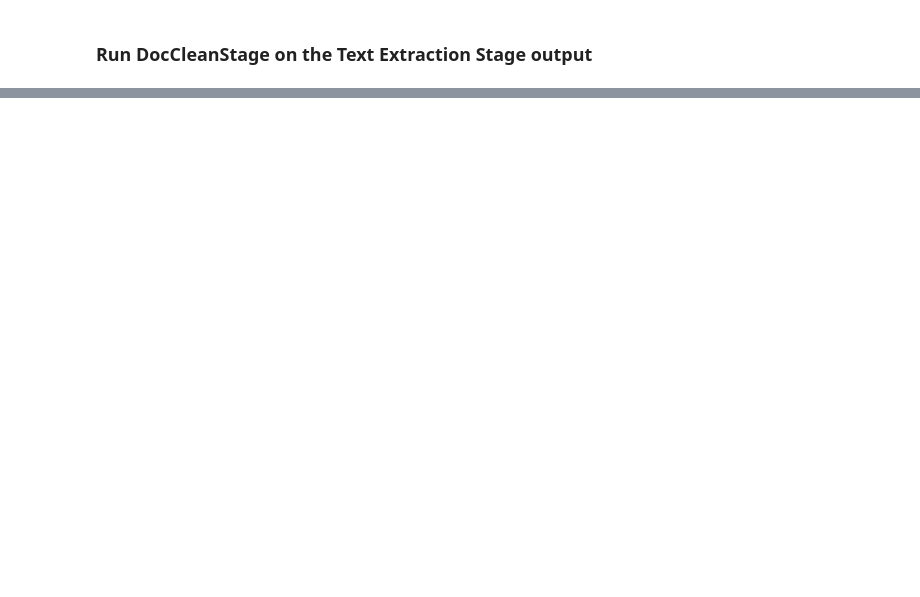
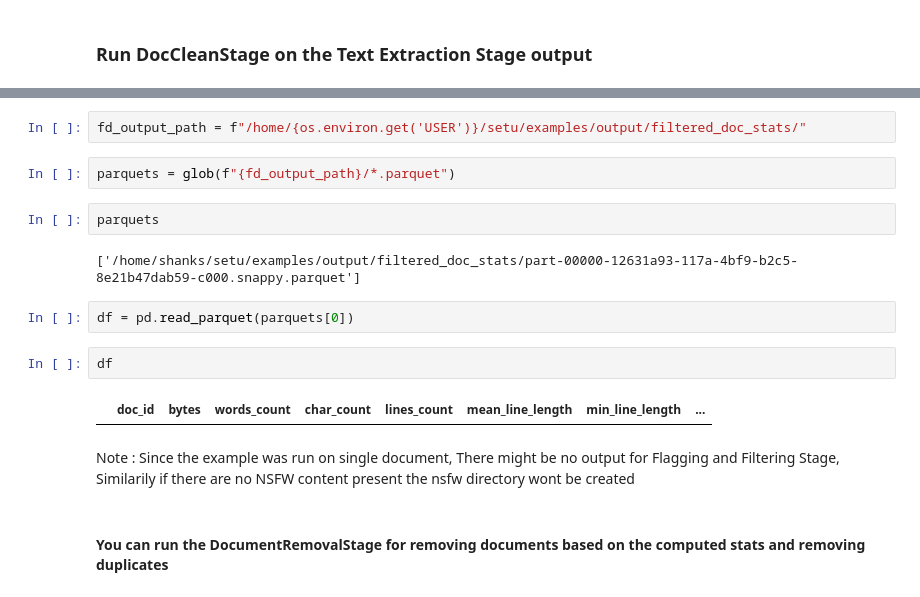
Before and after one commit to AI4Bharat/setu, a Jupyter notebook: examples/demo.ipynb, the cells around one changed output, grey strips where cells are left out. Drawn from its saved outputs; the diff is of its cells as text; blank space fills up the shorter version.

```diff
--- a/examples/demo.ipynb
+++ b/examples/demo.ipynb
@@ -183,0 +399,18 @@ GIT_PAGER: cat
+# %%
+fd_output_path = f"/home/{os.environ.get('USER')}/setu/examples/output/filtered_doc_stats/"
+# %%
+parquets = glob(f"{fd_output_path}/*.parquet")
+# %%
+parquets
+# %% [output]
+['/home/shanks/setu/examples/output/filtered_doc_stats/part-00000-12631a93-117a-4bf9-b2c5-8e21b47dab59-c000.snappy.parquet']
+# %%
+df = pd.read_parquet(parquets[0])
+# %%
+df
+# %% [output]
+|  | doc_id | bytes | words_count | char_count | lines_count | mean_line_length | min_line_length | ... |
+# %% [markdown]
+Note : Since the example was run on single document, There might be no output for Flagging and Filtering Stage, Similarily if there are no NSFW content present the nsfw directory wont be created
+# %% [markdown]
+#### You can run the DocumentRemovalStage for removing documents based on the computed stats and removing duplicates
```
Also changed, not shown: parts of 28 cells of this notebook, 52 other files.
